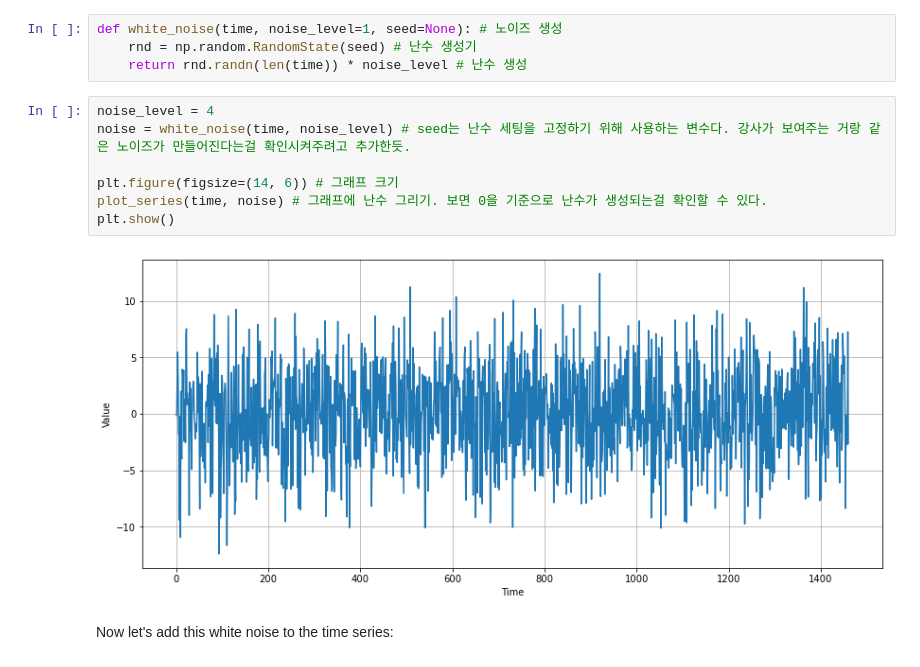
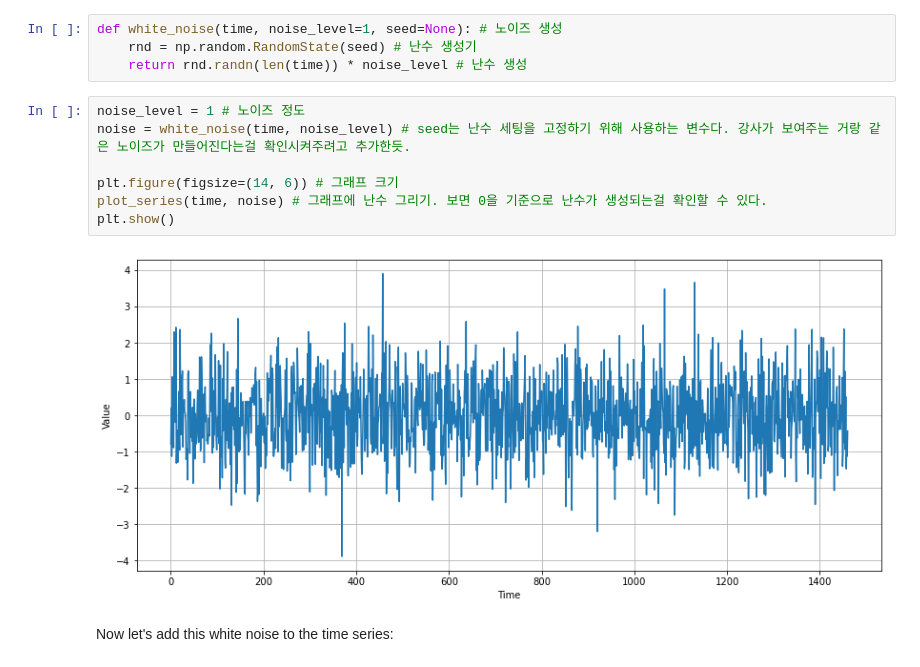
Before and after one commit to MinkyuKim26/dlaicourse, a Jupyter notebook: 코스4/S+P_Week_1_Lesson_2.ipynb, the cells around one changed output. Saved outputs shown, nothing was run; the diff lists cells and outputs as text.

```diff
--- a/코스4/S+P_Week_1_Lesson_2.ipynb
+++ b/코스4/S+P_Week_1_Lesson_2.ipynb
@@ -95,14 +83,14 @@ def white_noise(time, noise_level=1, seed=None): # 노이즈 생성
     rnd = np.random.RandomState(seed) # 난수 생성기
     return rnd.randn(len(time)) * noise_level # 난수 생성
 # %%
-noise_level = 4
+noise_level = 1 # 노이즈 정도
 noise = white_noise(time, noise_level) # seed는 난수 세팅을 고정하기 위해 사용하는 변수다. 강사가 보여주는 거랑 같은 노이즈가 만들어진다는걸 확인시켜주려고 추가한듯.
 
 plt.figure(figsize=(14, 6)) # 그래프 크기
 plot_series(time, noise) # 그래프에 난수 그리기. 보면 0을 기준으로 난수가 생성되는걸 확인할 수 있다.
 plt.show()
 # %% [output]
-[figure, old version]
+[figure, new version]
 # %% [markdown]
 Now let's add this white noise to the time series:
 # %%
```
Also changed, not shown: parts of 19 cells of this notebook.
